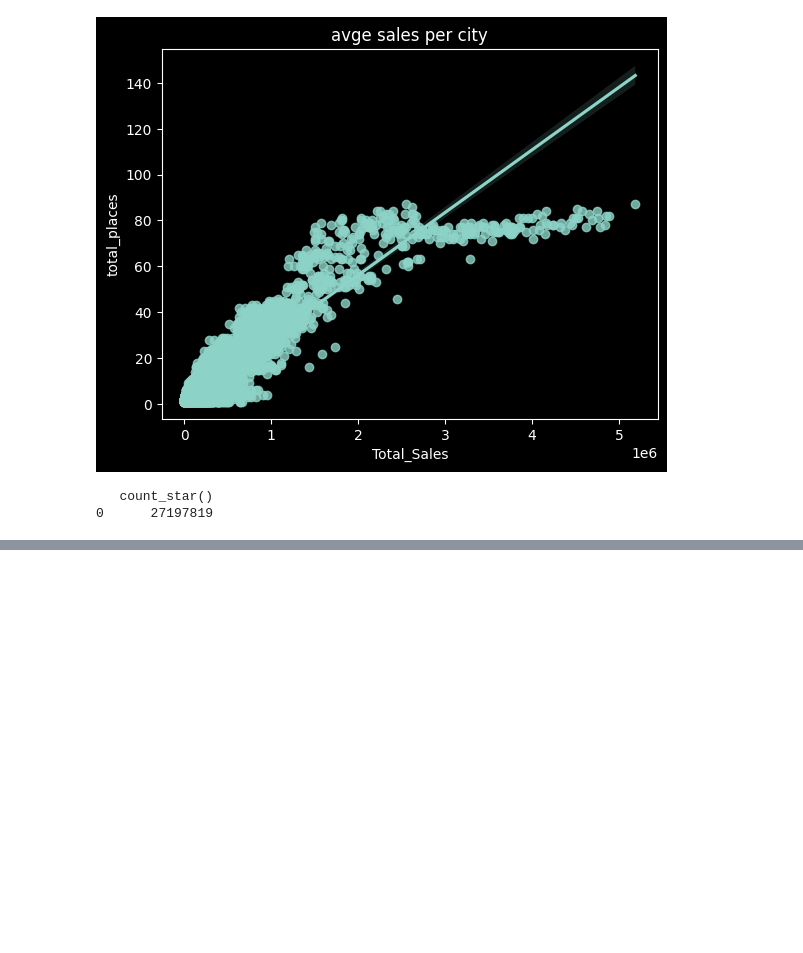
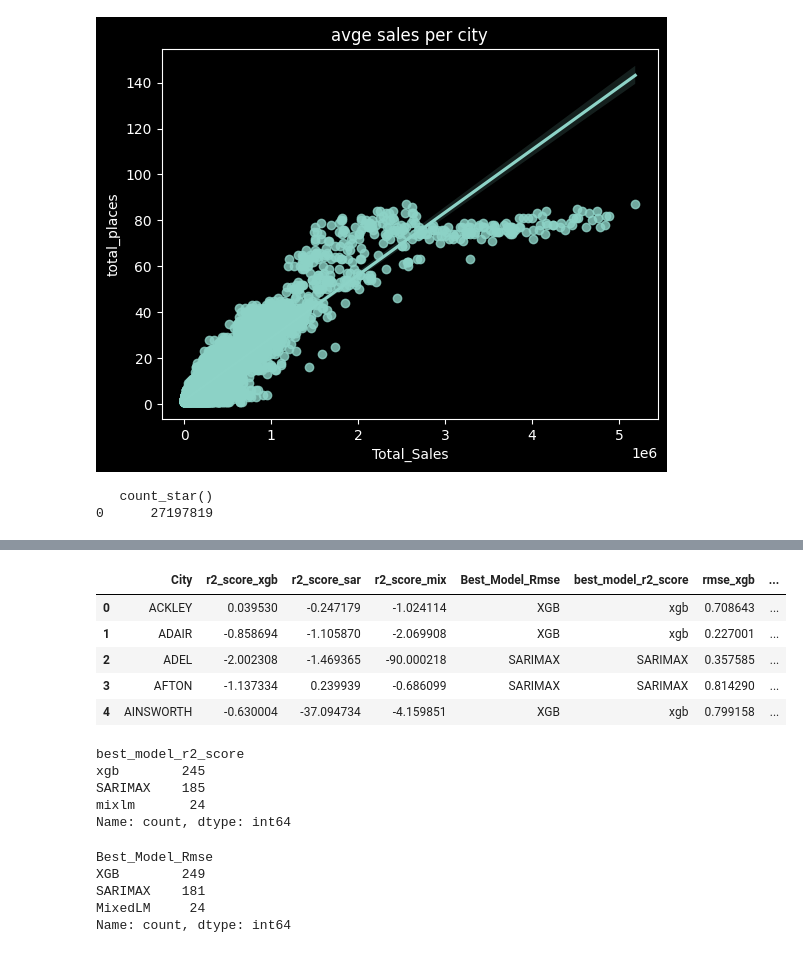
Before and after one commit to shoshanamiriamlevin-glitch/Iowa-liquor-sale-analysis-by-yaakovlevin, a Jupyter notebook: iwoa-liquaor-mixlm-by-yaakov-levin.ipynb, the cells around one changed output, grey strips where cells are left out. Saved outputs shown, nothing was run; the diff lists cells and outputs as text; code cells hidden in the pictures; blank space fills up the shorter version.

Commit message:
Kaggle Notebook | iwoa liquaor mixlm by yaakov levin | Version 52

```diff
--- a/iwoa-liquaor-mixlm-by-yaakov-levin.ipynb
+++ b/iwoa-liquaor-mixlm-by-yaakov-levin.ipynb
@@ -1021,2 +1087,28 @@ Model Comparison Table:
+# %%
+results_df = results_df.drop(columns=['RMSE_XGB', 'RMSE_SARIMAX', 'RMSE_MIX'])
+results_df.head()
+# %% [output]
+|  | City | r2_score_xgb | r2_score_sar | r2_score_mix | Best_Model_Rmse | best_model_r2_score | rmse_xgb | ... |
+| 0 | ACKLEY | 0.039530 | -0.247179 | -1.024114 | XGB | xgb | 0.708643 | ... |
+| 1 | ADAIR | -0.858694 | -1.105870 | -2.069908 | XGB | xgb | 0.227001 | ... |
+| 2 | ADEL | -2.002308 | -1.469365 | -90.000218 | SARIMAX | SARIMAX | 0.357585 | ... |
+| 3 | AFTON | -1.137334 | 0.239939 | -0.686099 | SARIMAX | SARIMAX | 0.814290 | ... |
+| 4 | AINSWORTH | -0.630004 | -37.094734 | -4.159851 | XGB | xgb | 0.799158 | ... |
+# %%
+results_df['best_model_r2_score'].value_counts()
+# %% [output]
+best_model_r2_score
+xgb        245
+SARIMAX    185
+mixlm       24
+Name: count, dtype: int64
+# %%
+results_df['Best_Model_Rmse'].value_counts()
+# %% [output]
+Best_Model_Rmse
+XGB        249
+SARIMAX    181
+MixedLM     24
+Name: count, dtype: int64
 # %%
 results_df.to_excel("model_comparison.xlsx", index=False)
```
Also changed, not shown: parts of 26 cells of this notebook.
